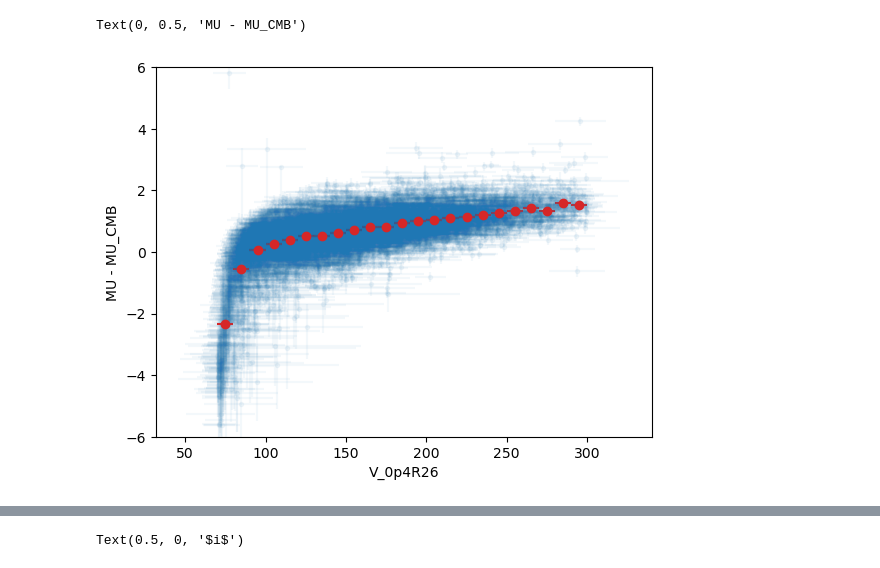
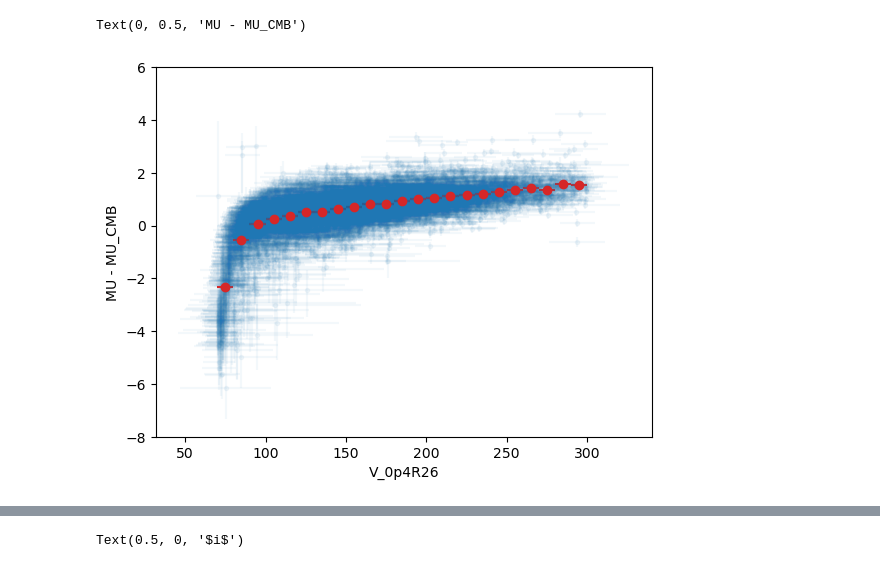
Before and after one commit to AlexGKim/TFPV, a Jupyter notebook: nb/FitResults.ipynb, the cells around one changed output, grey strips where cells are left out. Drawn from its saved outputs; the diff is of its cells as text; code cells hidden in the pictures.

```diff
--- a/nb/FitResults.ipynb
+++ b/nb/FitResults.ipynb
@@ -89,16 +104,16 @@ Text(0, 0.5, 'MU - MU_CMB')
 # %%
 mubins = numpy.arange(50,400,10)
 muc = 0.5*(mubins[1:] + mubins[:-1])
 dmu = 0.5*numpy.diff(mubins)
 
-_, deltamu_avg, deltamu_std = profile_histogram(df['V_0p4R26'], df["MU_ALEX"]-df['MU_ZCMB'], mubins)
+_, deltamu_avg, deltamu_std = profile_histogram(df['V_0p4R26'], df["MU_ALEX"]-df['MU_ZCMB'], mubins, df["MU_ALEX_ERR"])
 
 plt.errorbar(df["V_0p4R26"], df["MU_ALEX_50"]-df['MU_ZCMB'],[df["MU_ALEX_50"]-df["MU_ALEX_32"],df["MU_ALEX_68"]-df["MU_ALEX_50"]],
              df["V_0p4R26_ERR"], fmt='.',label="MU_ALEX",alpha=0.05)
 plt.errorbar(muc, deltamu_avg, xerr=dmu, yerr=deltamu_std, fmt='o', color='tab:red')
-plt.ylim((-6,6))
+plt.ylim((-8,6))
 plt.xlabel("V_0p4R26")
 plt.ylabel("MU - MU_CMB")
 # %% [output]
 Text(0, 0.5, 'MU - MU_CMB')
-[figure, old version]
+[figure, new version]
```
Also changed, not shown: parts of 13 cells of this notebook.
